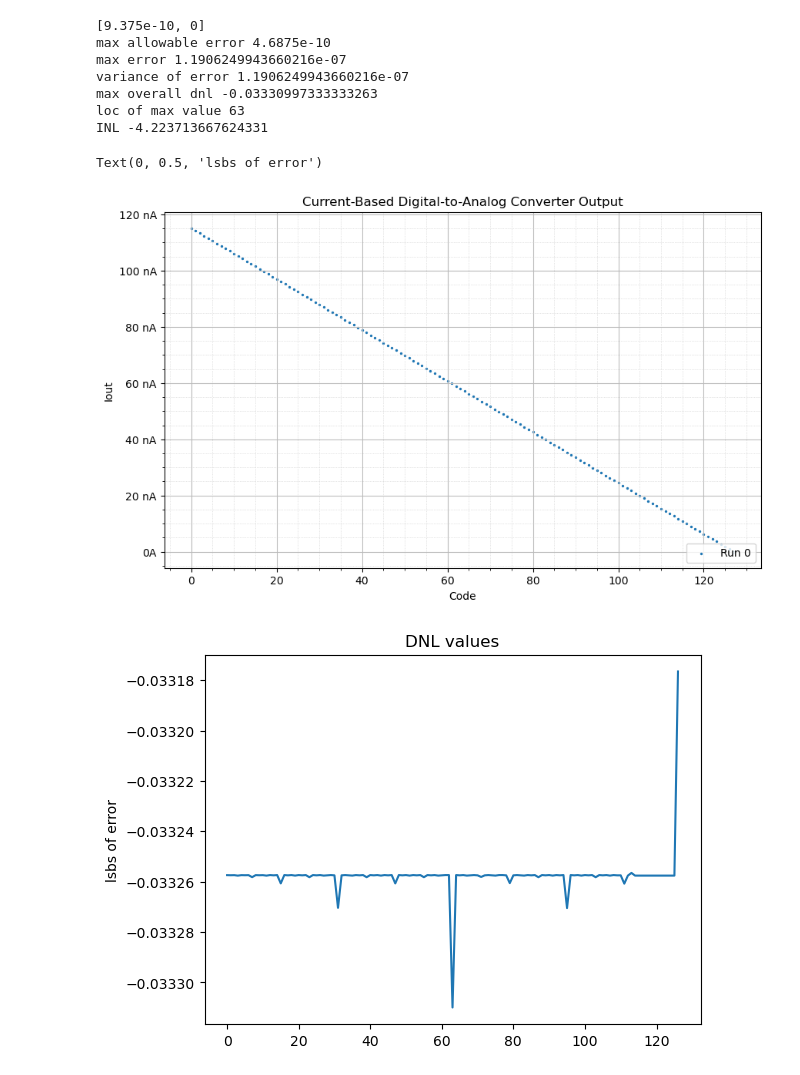
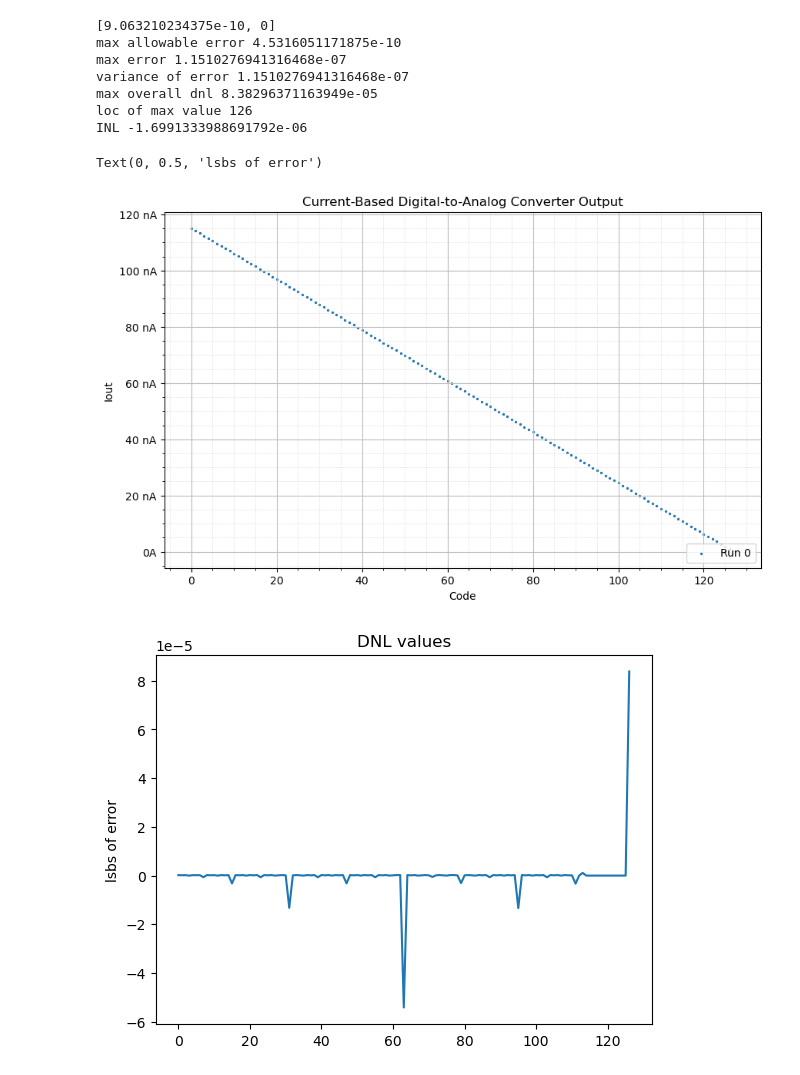
Before and after one commit to James-Jagielski/7-bit-D-A-converter-MP4-MADVLSI, a Jupyter notebook: schematics/simulations/plot_dac_mc.ipynb, the cells around one changed output. Saved outputs shown, nothing was run; the diff lists cells and outputs as text; code cells hidden in the pictures.

```diff
--- a/schematics/simulations/plot_dac_mc.ipynb
+++ b/schematics/simulations/plot_dac_mc.ipynb
@@ -20,7 +20,7 @@ results_dir = "ieee_DAC/dac_with_external_bias_gen/test_4"
 # pmos_3: with current source
 # pmos_4: with generator and nMOS current mirror
 # ideal_step_size = (100*nano)/(2**7)
-ideal_step_size = (120e-9)/(2**7)
+ideal_step_size = (1.16009091e-07)/(2**7)
 reversed_code = True
 
 # #30 na test
@@ -69,38 +69,38 @@ for df_simulation in mc_simulations:
                     ),ideal_step_size),1)
     #print(current)
     cc = list(current) #list(np.vstack((current,dnl)).T)
     #print(len(cc))
     dnl_multi.append(cc)
     for line in cc:
         dnl.append(line)#dnl.append(float(max(line,key=abs)))
     #print(dnl)
 
 inl = np.sum(dnl)
 
 
 
 # plt.plot(range(128),p(range(128)),"k--", label = "trendline", linewidth = .5)
 
 for i, df_simulation in enumerate(mc_simulations):
     # plt.plot(np.array(df_simulation["code"]), np.array(df_simulation["Iout"]), linewidth = 1, label = f"Run {i}")
     plt.scatter(np.array(df_simulation["code"]), np.array(df_simulation["Iout"]), s = 2, label = f"Run {i}")
 plt.legend(loc = "lower right")
 
 plt.figure()
 plt.plot(range(len(dnl)), dnl)
 plt.title("DNL values")
 print("max overall dnl",max(dnl,key=abs))
 print("loc of max value",dnl.index(max(dnl,key=abs)))
 print("INL" , inl)
 plt.ylabel("lsbs of error")
 # %% [output]
-[9.375e-10, 0]
-max allowable error 4.6875e-10
-max error 1.1906249943660216e-07
-variance of error 1.1906249943660216e-07
-max overall dnl -0.03330997333333263
-loc of max value 63
-INL -4.223713667624331
+[9.063210234375e-10, 0]
+max allowable error 4.5316051171875e-10
+max error 1.1510276941316468e-07
+variance of error 1.1510276941316468e-07
+max overall dnl 8.38296371163949e-05
+loc of max value 126
+INL -1.6991333988691792e-06
 Text(0, 0.5, 'lsbs of error')
 [figure]
-[figure, old version]
+[figure, new version]
```
Also changed, not shown: 1 other file.
